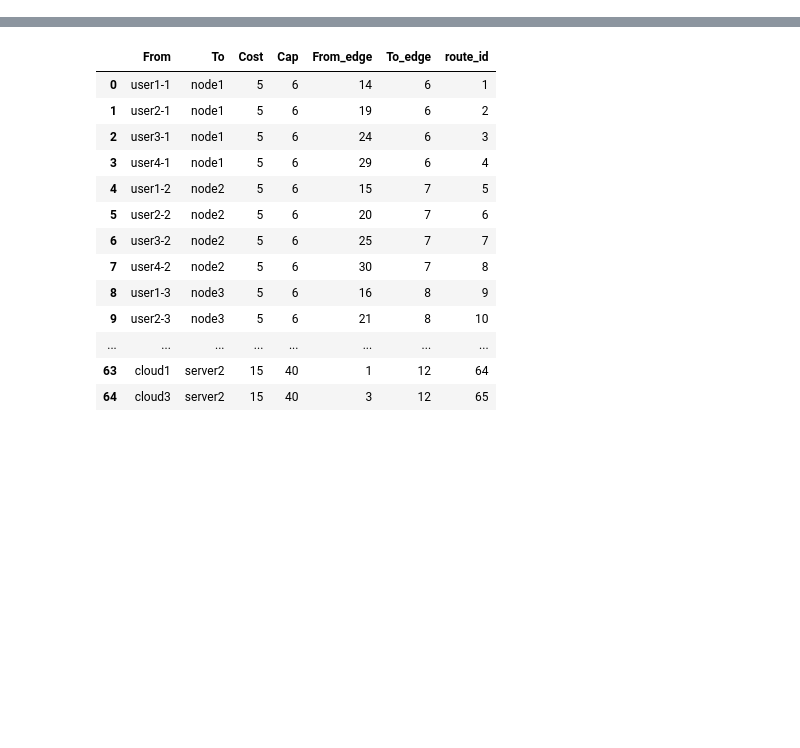
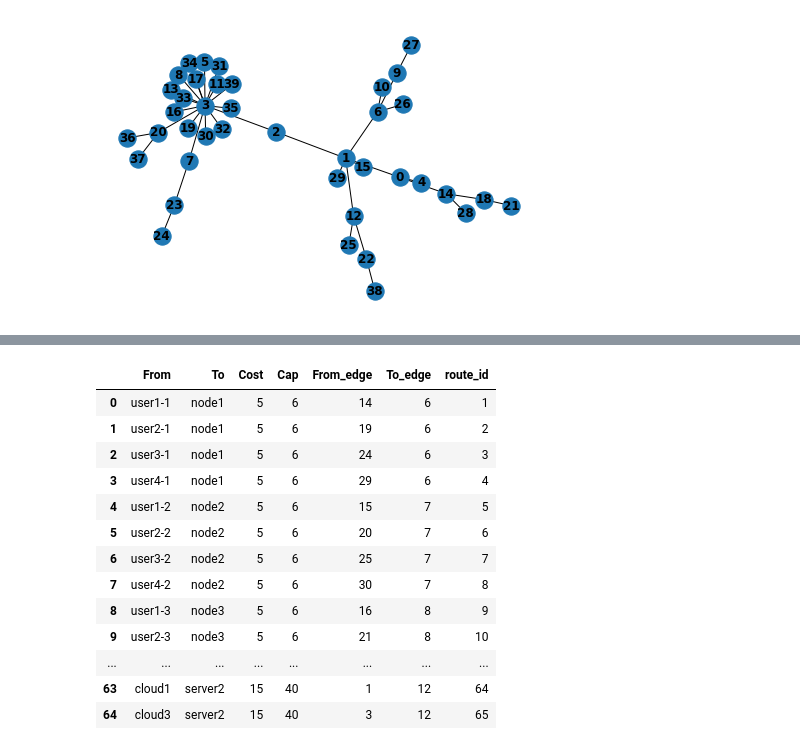
Before and after one commit to ingertb/Dual-Homing-Optimization, a Jupyter notebook: Dn_projekt.ipynb, the cells around one changed output, grey strips where cells are left out. Cells and saved outputs as stored; diff of their text form; code cells hidden in the pictures; blank space fills up the shorter version.

```diff
--- a/Dn_projekt.ipynb
+++ b/Dn_projekt.ipynb
@@ -1 +62,6 @@
+# %%
+nx.draw(ba,pos=nx.spring_layout(ba), with_labels=True, font_weight='bold')
+plt.show()
+# %% [output]
+[figure, added]
 # %%
```
Also changed, not shown: parts of 4 cells of this notebook.
